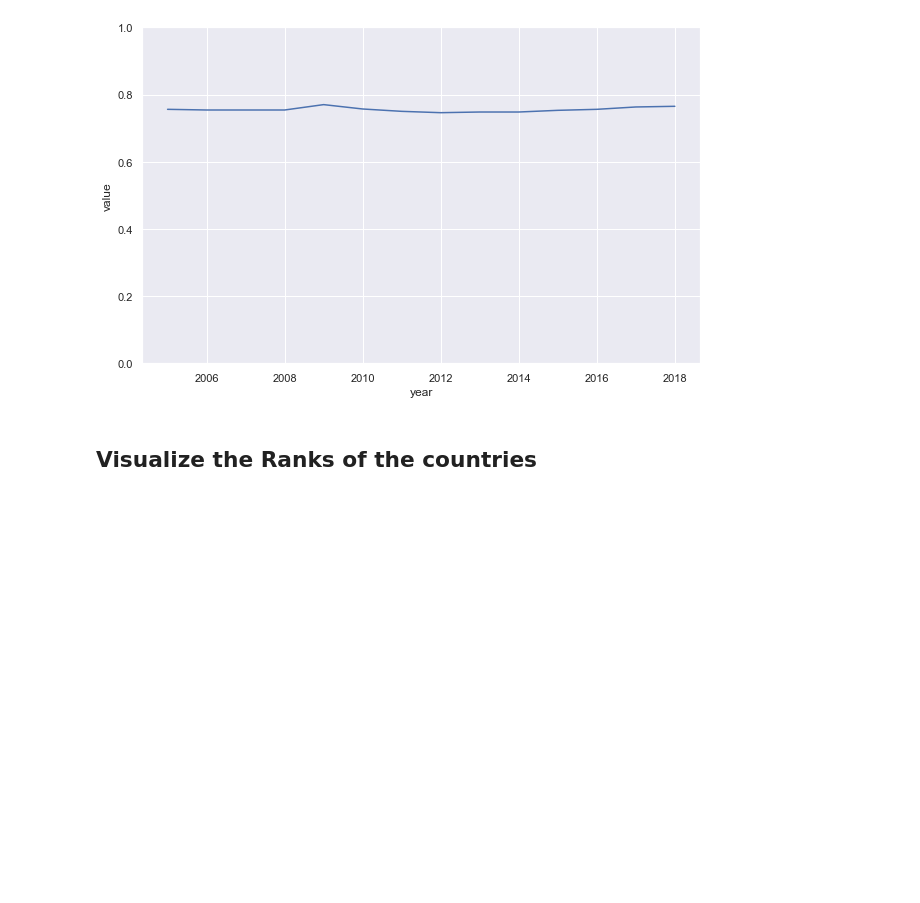
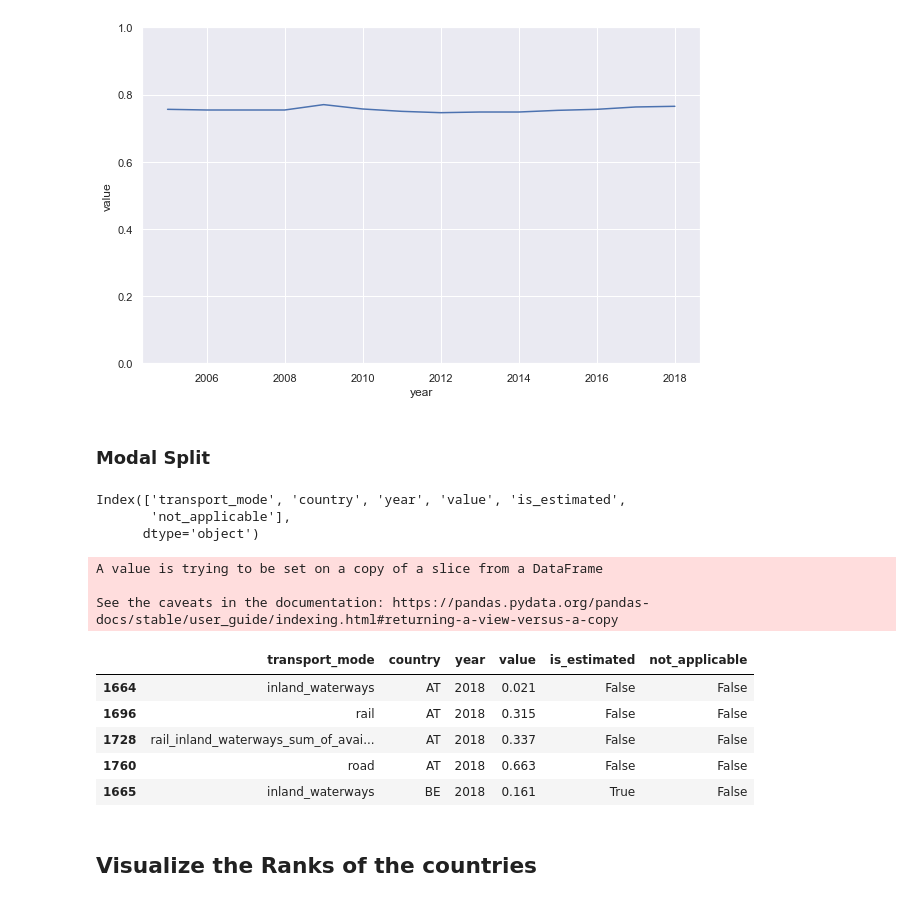
Before and after one commit to emptymalei/theflow-code, a Jupyter notebook: road_freight/eurostats_modal_split.ipynb, the cells around one changed output. Drawn from its saved outputs; the diff is of its cells as text; code cells hidden in the pictures; blank space fills up the shorter version.

Commit message:
modal split

```diff
--- a/road_freight/eurostats_modal_split.ipynb
+++ b/road_freight/eurostats_modal_split.ipynb
@@ -74,6 +73,30 @@ ax.set_ylim([0,1])
 # %% [output]
 (0.0, 1.0)
 [figure]
+# %% [markdown]
+### Modal Split
+# %%
+df.columns
+# %% [output]
+Index(['transport_mode', 'country', 'year', 'value', 'is_estimated',
+       'not_applicable'],
+      dtype='object')
+# %%
+df_year_2018 = df.loc[df.year == 2018]
+df_year_2018.sort_values(by=["country", "transport_mode", "value"], inplace=True)
+# %% [output]
+A value is trying to be set on a copy of a slice from a DataFrame
+
+See the caveats in the documentation: https://pandas.pydata.org/pandas-docs/stable/user_guide/indexing.html#returning-a-view-versus-a-copy
+# %%
+df_year_2018.head()
+# %% [output]
+|  | transport_mode | country | year | value | is_estimated | not_applicable |
+| 1664 | inland_waterways | AT | 2018 | 0.021 | False | False |
+| 1696 | rail | AT | 2018 | 0.315 | False | False |
+| 1728 | rail_inland_waterways_sum_of_avai... | AT | 2018 | 0.337 | False | False |
+| 1760 | road | AT | 2018 | 0.663 | False | False |
+| 1665 | inland_waterways | BE | 2018 | 0.161 | True | False |
 # %% [markdown]
 ## Visualize the Ranks of the countries
 # %%
```
Also changed, not shown: parts of 2 cells of this notebook.
